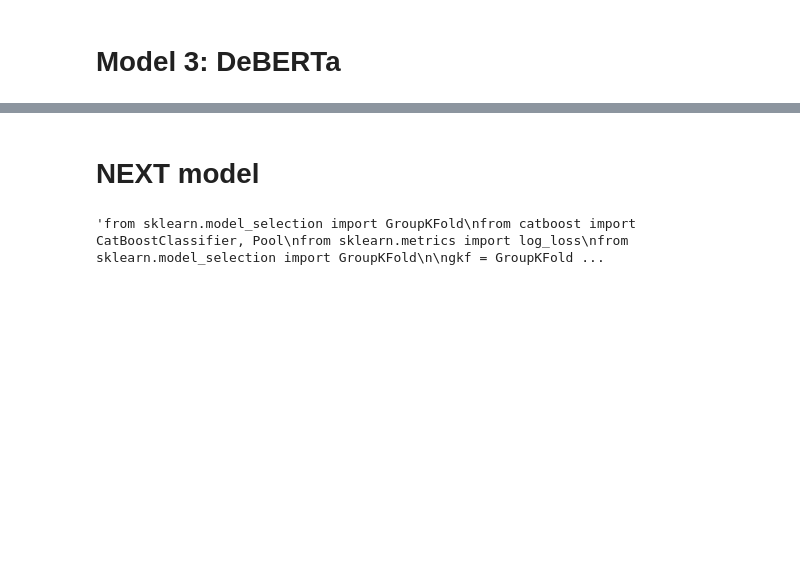
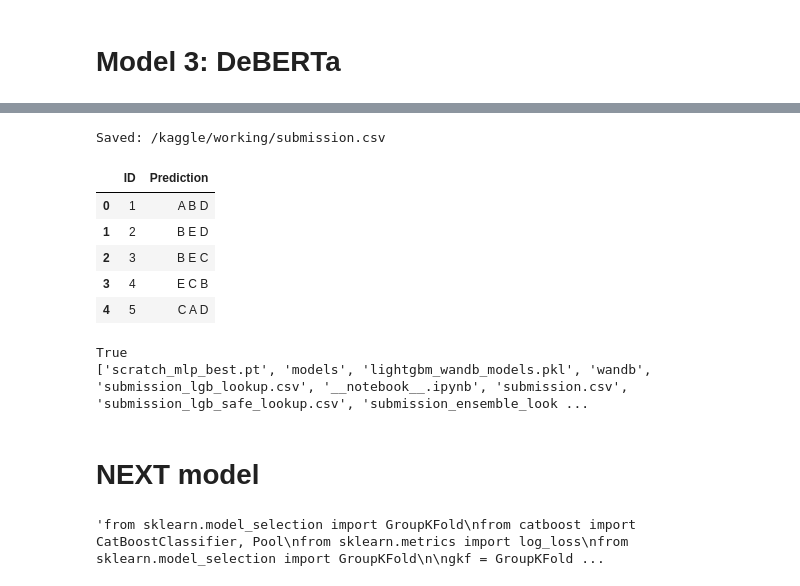
Before and after one commit to KhiranKumar123/dlgenai-t22026, a Jupyter notebook: DL-25f1000339-notebook-t22026.ipynb, the cells around one changed output, grey strips where cells are left out. Cells and saved outputs as stored; diff of their text form; code cells hidden in the pictures; blank space fills up the shorter version.

```diff
--- a/DL-25f1000339-notebook-t22026.ipynb
+++ b/DL-25f1000339-notebook-t22026.ipynb
@@ -1900,0 +2147,32 @@ wandb: Find logs at: ./wandb/run-20260730_023911-3hdlq716/logs
+# %%
+test_indices = np.arange(len(test))
+
+test_dataset_deberta = MCQDataset(
+    test,
+    test_indices,
+    labels=None
+)
+
+test_loader_deberta = DataLoader(
+    test_dataset_deberta,
+    batch_size=BATCH_SIZE,
+    shuffle=False,
+    num_workers=2,
+    pin_memory=True
+)
+
+model_deberta.eval()
+deberta_test_prob_list = []
+
+with torch.no_grad():
+    for batch in test_loader_deberta:
+        batch = {key: value.to(DEVICE) for key, value in batch.items()}
+
+        outputs = model_deberta(**batch)
+        probabilities = torch.softmax(outputs.logits, dim=1)
+
+        deberta_test_prob_list.append(probabilities.cpu().numpy())
+
+deberta_test_probs = np.concatenate(deberta_test_prob_list)
+
+print(deberta_test_probs.shape)
@@ -1900,0 +2256,27 @@ wandb: Find logs at: ./wandb/run-20260730_023911-3hdlq716/logs
+# %%
+submission = submission_ensemble.copy()
+
+submission.to_csv(
+    "/kaggle/working/submission.csv",
+    index=False
+)
+
+print("Saved: /kaggle/working/submission.csv")
+
+display(submission.head())
+# %% [output]
+Saved: /kaggle/working/submission.csv
+|  | ID | Prediction |
+| 0 | 1 | A B D |
+| 1 | 2 | B E D |
+| 2 | 3 | B E C |
+| 3 | 4 | E C B |
+| 4 | 5 | C A D |
+# %%
+import os
+
+print(os.path.exists("/kaggle/working/submission.csv"))
+print(os.listdir("/kaggle/working"))
+# %% [output]
+True
+['scratch_mlp_best.pt', 'models', 'lightgbm_wandb_models.pkl', 'wandb', 'submission_lgb_lookup.csv', '__notebook__.ipynb', 'submission.csv', 'submission_lgb_safe_lookup.csv', 'submission_ensemble_look ...
```
Also changed, not shown: parts of 11 cells of this notebook.
